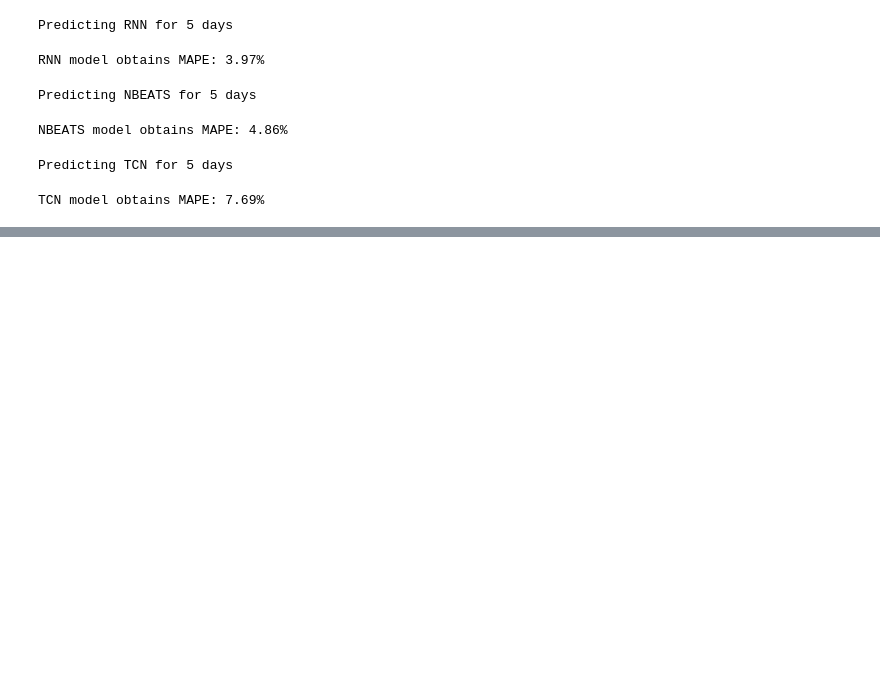
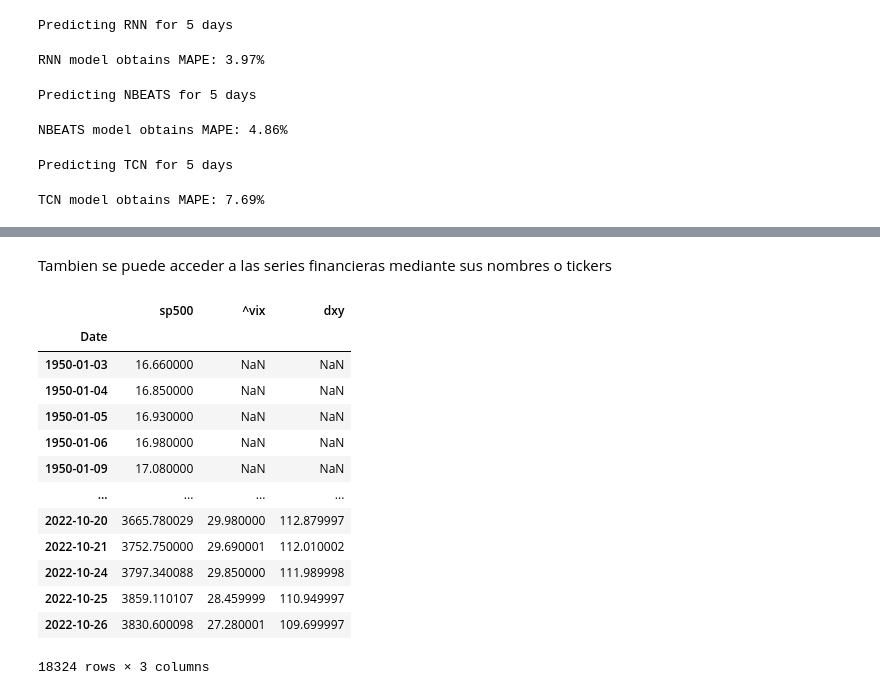
Before and after one commit to mauricioalvaradoo/openbb_terminal, a Jupyter notebook: openbb_inspection.ipynb, the cells around one changed output, grey strips where cells are left out. Drawn from its saved outputs; the diff is of its cells as text; code cells hidden in the pictures; blank space fills up the shorter version.

```diff
--- a/openbb_inspection.ipynb
+++ b/openbb_inspection.ipynb
@@ -214,0 +336,19 @@ TCN model obtains MAPE: 7.69%
+# %% [markdown]
+Tambien se puede acceder a las series financieras mediante sus nombres o tickers
+# %%
+openbb.economy.index(["sp500", "^vix", "dxy"])
+# %% [output]
+|  | sp500 | ^vix | dxy |
+| Date |  |  |  |
+| 1950-01-03 | 16.660000 | NaN | NaN |
+| 1950-01-04 | 16.850000 | NaN | NaN |
+| 1950-01-05 | 16.930000 | NaN | NaN |
+| 1950-01-06 | 16.980000 | NaN | NaN |
+| 1950-01-09 | 17.080000 | NaN | NaN |
+| ... | ... | ... | ... |
+| 2022-10-20 | 3665.780029 | 29.980000 | 112.879997 |
+| 2022-10-21 | 3752.750000 | 29.690001 | 112.010002 |
+| 2022-10-24 | 3797.340088 | 29.850000 | 111.989998 |
+| 2022-10-25 | 3859.110107 | 28.459999 | 110.949997 |
+| 2022-10-26 | 3830.600098 | 27.280001 | 109.699997 |
+18324 rows × 3 columns
```
Also changed, not shown: parts of 23 cells of this notebook.
